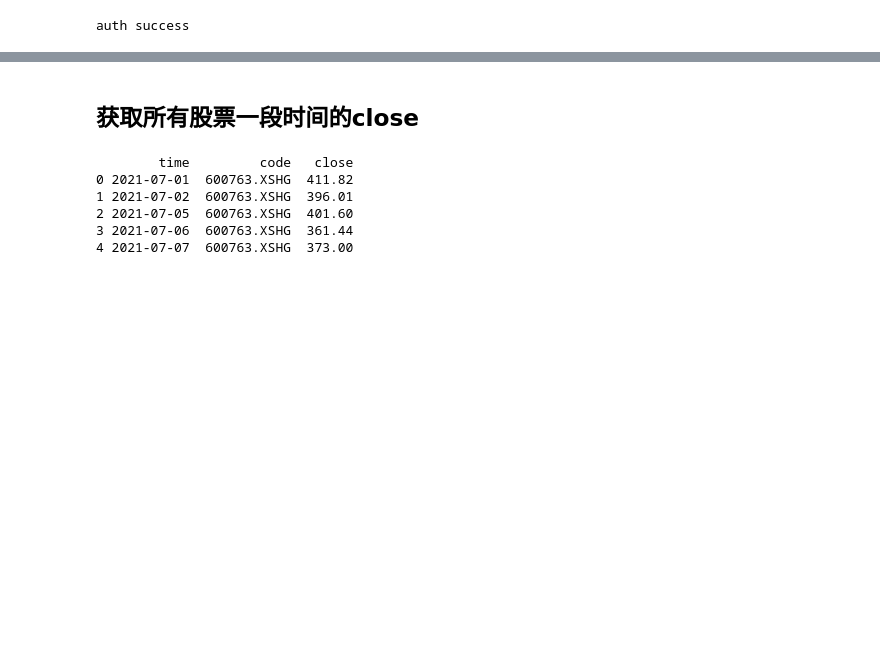
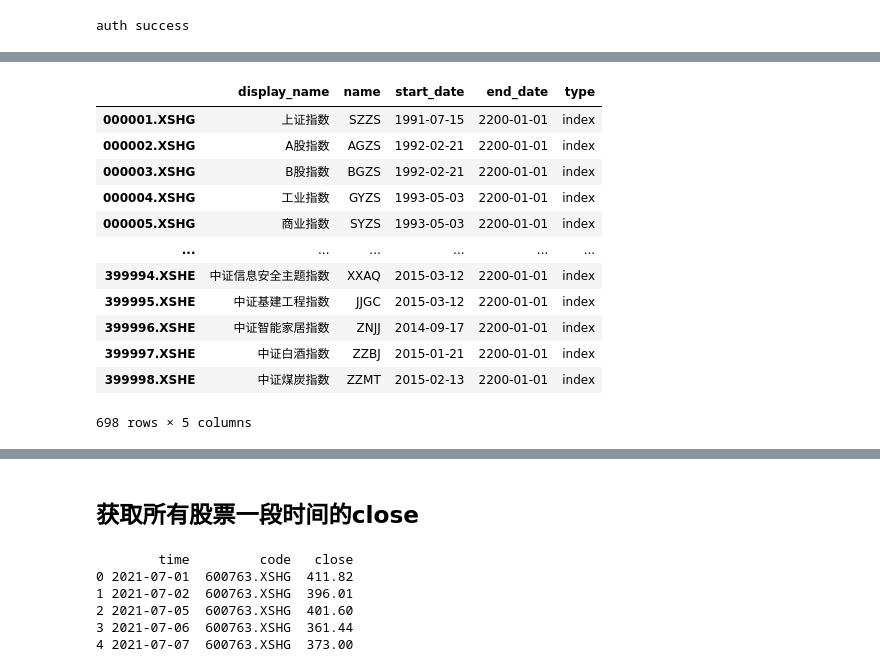
Before and after one commit to EvanHong99/GraduationProject_Fin, a Jupyter notebook: test.ipynb, the cells around one changed output, grey strips where cells are left out. Cells and saved outputs as stored; diff of their text form; code cells hidden in the pictures; blank space fills up the shorter version.

```diff
--- a/test.ipynb
+++ b/test.ipynb
@@ -19,0 +35,17 @@ def fill_code(code):
+# %%
+indexes=get_all_securities(types=['index'], date=None)
+indexes
+# %% [output]
+|  | display_name | name | start_date | end_date | type |
+| 000001.XSHG | 上证指数 | SZZS | 1991-07-15 | 2200-01-01 | index |
+| 000002.XSHG | A股指数 | AGZS | 1992-02-21 | 2200-01-01 | index |
+| 000003.XSHG | B股指数 | BGZS | 1992-02-21 | 2200-01-01 | index |
+| 000004.XSHG | 工业指数 | GYZS | 1993-05-03 | 2200-01-01 | index |
+| 000005.XSHG | 商业指数 | SYZS | 1993-05-03 | 2200-01-01 | index |
+| ... | ... | ... | ... | ... | ... |
+| 399994.XSHE | 中证信息安全主题指数 | XXAQ | 2015-03-12 | 2200-01-01 | index |
+| 399995.XSHE | 中证基建工程指数 | JJGC | 2015-03-12 | 2200-01-01 | index |
+| 399996.XSHE | 中证智能家居指数 | ZNJJ | 2014-09-17 | 2200-01-01 | index |
+| 399997.XSHE | 中证白酒指数 | ZZBJ | 2015-01-21 | 2200-01-01 | index |
+| 399998.XSHE | 中证煤炭指数 | ZZMT | 2015-02-13 | 2200-01-01 | index |
+698 rows × 5 columns
```
Also changed, not shown: parts of 18 cells of this notebook, 8 other files.
